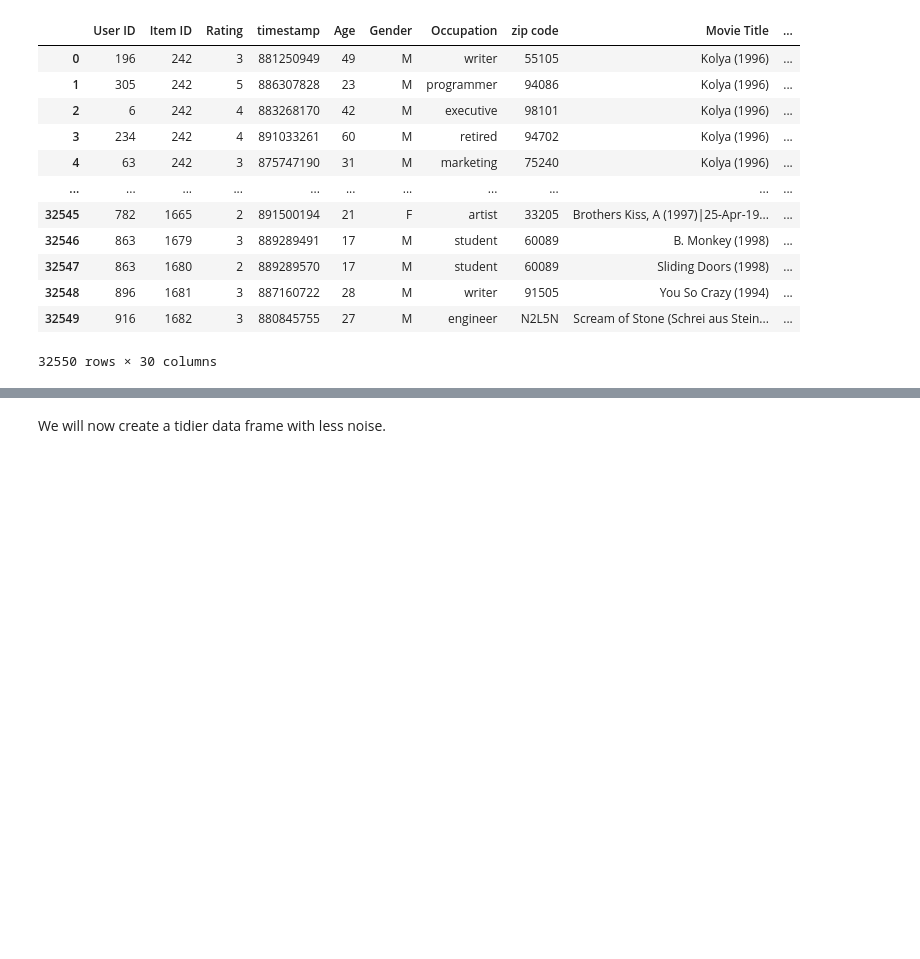
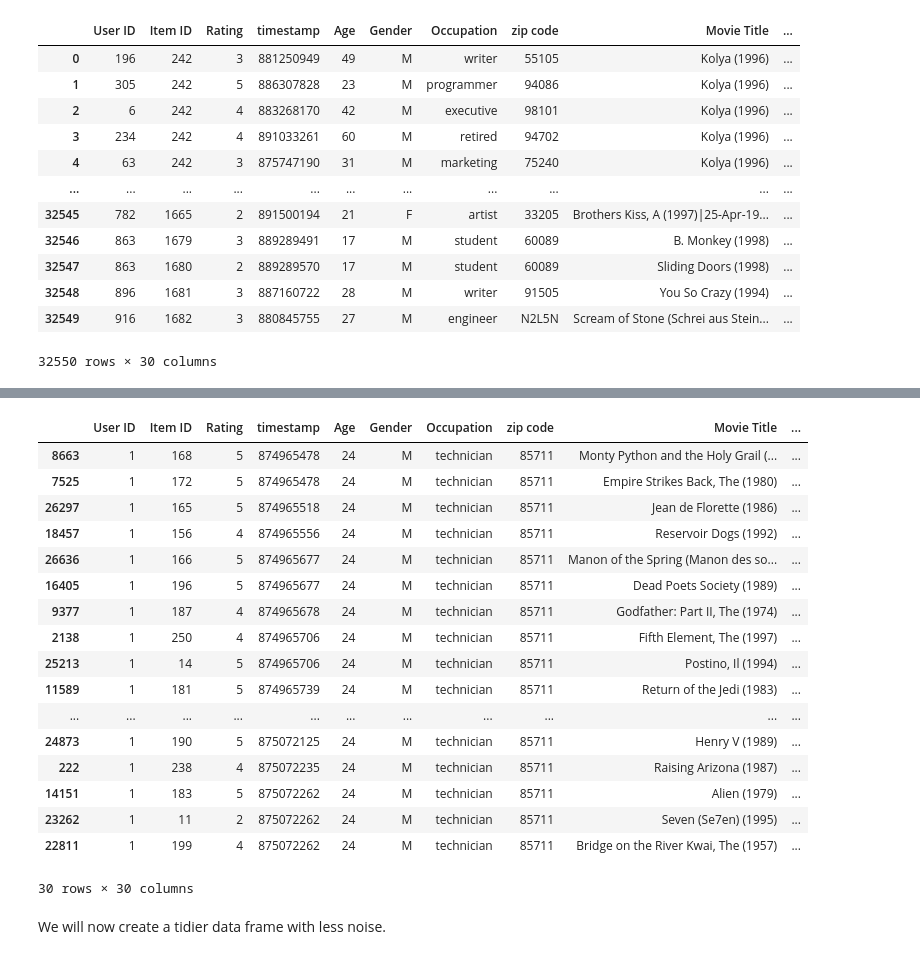
Before and after one commit to ASarriJackson/Group-Assignment-2, a Jupyter notebook: Katherine W/project2 Data cleaning.ipynb, the cells around one changed output, grey strips where cells are left out. Saved outputs shown, nothing was run; the diff lists cells and outputs as text; code cells hidden in the pictures; blank space fills up the shorter version.

```diff
--- a/Katherine W/project2 Data cleaning.ipynb
+++ b/Katherine W/project2 Data cleaning.ipynb
@@ -324,3 +312,6 @@ full_merged_df
 # %%
 #full_merged_df
 full_merged_df.to_csv("fulldf.csv", index=False)
+# %%
+full_merged_df = full_merged_df.sort_values('timestamp',ascending = False)
+full_merged_df.head()
@@ -326,0 +359,40 @@ full_merged_df.to_csv("fulldf.csv", index=False)
+# %%
+# Sort the data by 'user_id' and 'timestamp' in ascending order
+df = full_merged_df.sort_values(by=['User ID', 'timestamp'])
+
+# Define a function to extract the most recent 20% of interactions for each user
+def get_most_recent_20_percent(group):
+    # Calculate the number of rows to include (20% of the group size)
+    n_recent = max(1, int(len(group) * 0.2))
+    # Select the most recent rows
+    return group.tail(n_recent)
+
+def get_last_80_percent(group):
+    # Calculate the number of rows to include (20% of the group size)
+    n_recent = max(int(len(group) * 0.2), int(len(group) ))
+    # Select the most recent rows
+    return group.tail(n_recent)
+
+# Apply the function to each user group and concatenate the results
+most_recent_20_percent_df = df.groupby('User ID', group_keys=False).apply(get_most_recent_20_percent)
+last_80_percent_df = df.groupby('User ID', group_keys=False).apply(get_last_80_percent)
+last_80_percent_df.head(30)
+# %% [output]
+|  | User ID | Item ID | Rating | timestamp | Age | Gender | Occupation | zip code | Movie Title | ... |
+| 8663 | 1 | 168 | 5 | 874965478 | 24 | M | technician | 85711 | Monty Python and the Holy Grail (... | ... |
+| 7525 | 1 | 172 | 5 | 874965478 | 24 | M | technician | 85711 | Empire Strikes Back, The (1980) | ... |
+| 26297 | 1 | 165 | 5 | 874965518 | 24 | M | technician | 85711 | Jean de Florette (1986) | ... |
+| 18457 | 1 | 156 | 4 | 874965556 | 24 | M | technician | 85711 | Reservoir Dogs (1992) | ... |
+| 26636 | 1 | 166 | 5 | 874965677 | 24 | M | technician | 85711 | Manon of the Spring (Manon des so... | ... |
+| 16405 | 1 | 196 | 5 | 874965677 | 24 | M | technician | 85711 | Dead Poets Society (1989) | ... |
+| 9377 | 1 | 187 | 4 | 874965678 | 24 | M | technician | 85711 | Godfather: Part II, The (1974) | ... |
+| 2138 | 1 | 250 | 4 | 874965706 | 24 | M | technician | 85711 | Fifth Element, The (1997) | ... |
+| 25213 | 1 | 14 | 5 | 874965706 | 24 | M | technician | 85711 | Postino, Il (1994) | ... |
+| 11589 | 1 | 181 | 5 | 874965739 | 24 | M | technician | 85711 | Return of the Jedi (1983) | ... |
+| ... | ... | ... | ... | ... | ... | ... | ... | ... | ... | ... |
+| 24873 | 1 | 190 | 5 | 875072125 | 24 | M | technician | 85711 | Henry V (1989) | ... |
+| 222 | 1 | 238 | 4 | 875072235 | 24 | M | technician | 85711 | Raising Arizona (1987) | ... |
+| 14151 | 1 | 183 | 5 | 875072262 | 24 | M | technician | 85711 | Alien (1979) | ... |
+| 23262 | 1 | 11 | 2 | 875072262 | 24 | M | technician | 85711 | Seven (Se7en) (1995) | ... |
+| 22811 | 1 | 199 | 4 | 875072262 | 24 | M | technician | 85711 | Bridge on the River Kwai, The (1957) | ... |
+30 rows × 30 columns
```
Also changed, not shown: parts of 9 cells of this notebook.
